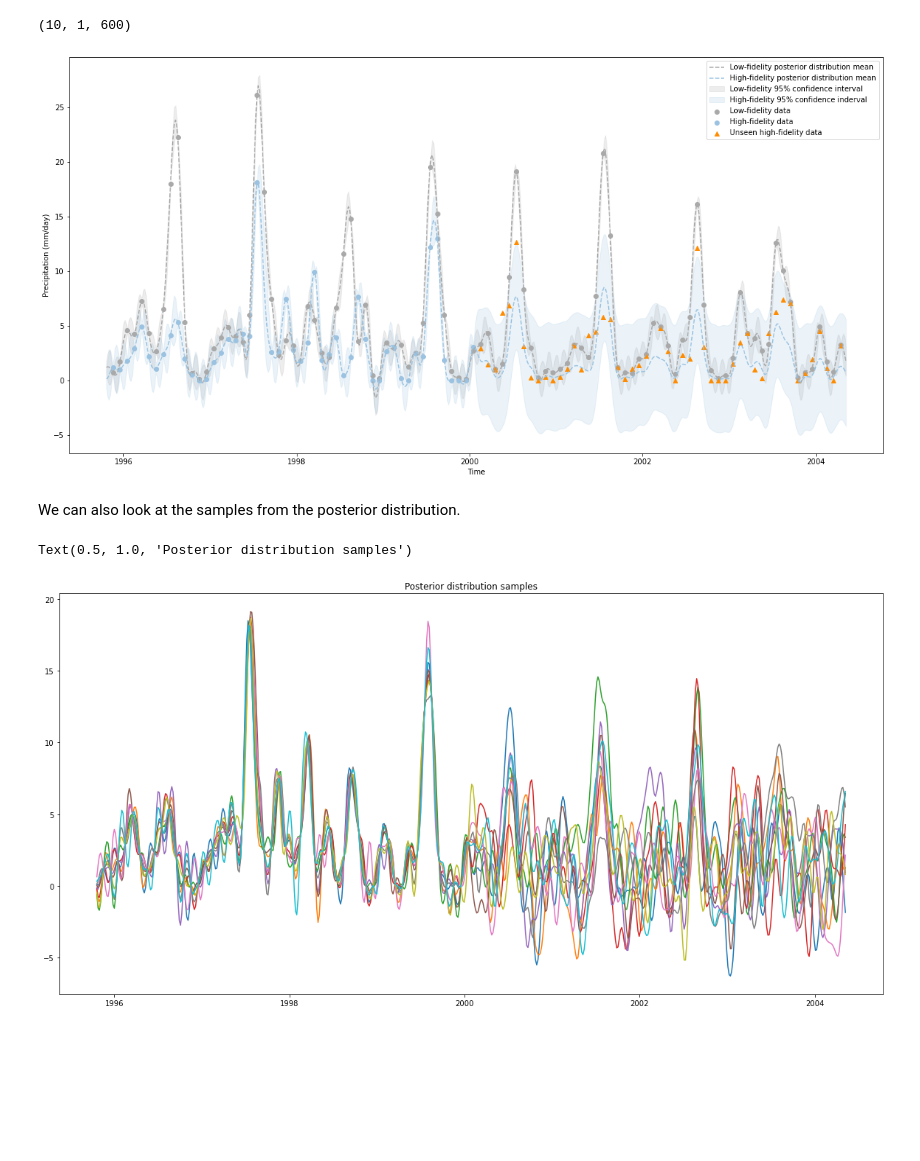
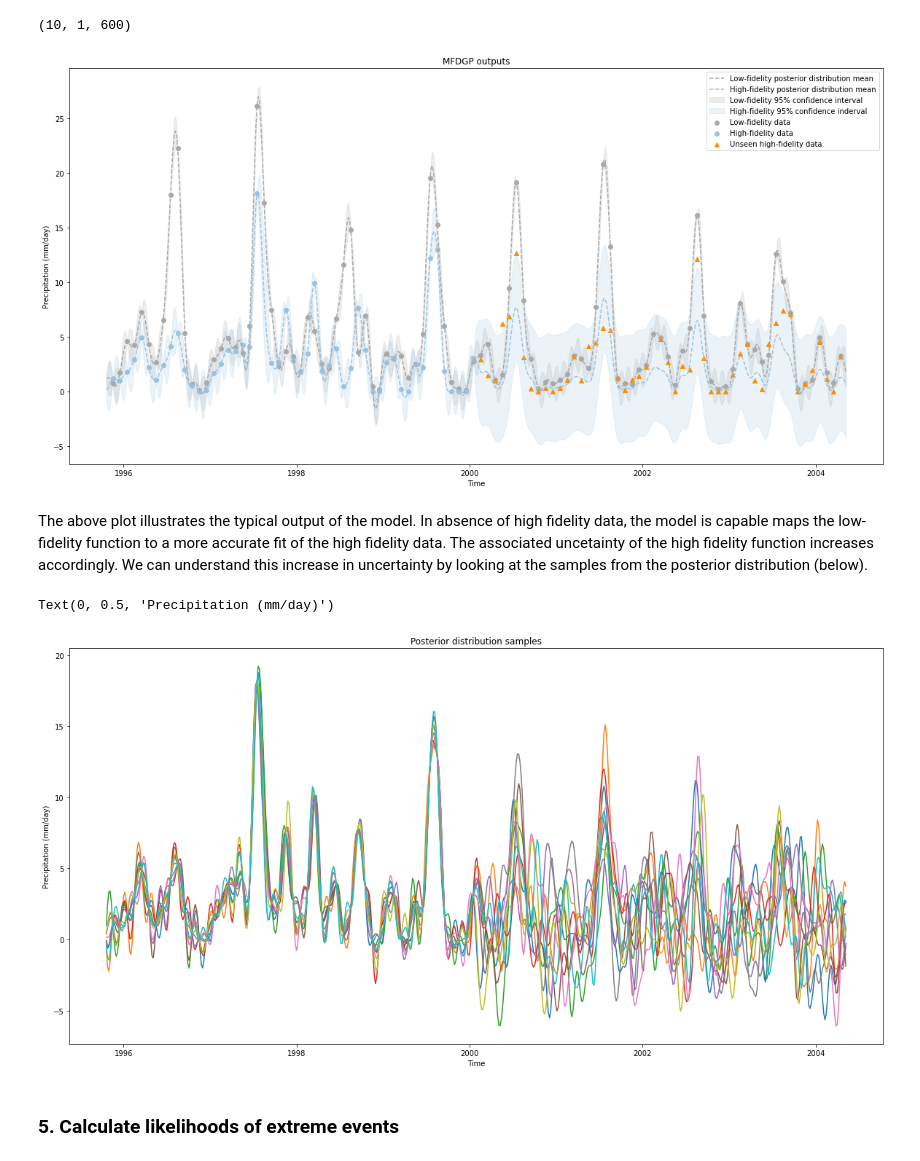
Before and after one commit to kenzaxtazi/precip-prediction, a Jupyter notebook: notebook2.ipynb, the cells around one changed output. Drawn from its saved outputs; the diff is of its cells as text; code cells hidden in the pictures; blank space fills up the shorter version.

```diff
--- a/notebook2.ipynb
+++ b/notebook2.ipynb
@@ -140,22 +140,27 @@ plt.scatter(x_val[:50],  y_val[:50], c='darkorange', marker= '^', label= 'Unseen
 
 plt.xlabel('Time')
 plt.ylabel('Precipitation (mm/day)')
+plt.title('MFDGP outputs')
 plt.legend()
 plt.show()
 # %% [output]
-[figure, old version]
+[figure, new version]
-# %% [markdown]
-We can also look at the samples from the posterior distribution.
+# %% [markdown]
+The above plot illustrates the typical output of the model. In absence of high fidelity data, the model is capable maps the low-fidelity function to a more accurate fit of the high fidelity data. The associated uncetainty of the high fidelity function increases accordingly. We can understand this increase in uncertainty by looking at the samples from the posterior distribution (below).
 # %%
 # Generate and plot model samples
 hf_samples = lin_mf_model.posterior_samples_f(X_plot_high, size=10)
 
 plt.figure(figsize=(20,10))
 for f in hf_samples.T:
     oned_x_plot = x_plot.flatten()
     oned_f = f.flatten()
     plt.plot(oned_x_plot, oned_f)
 plt.title('Posterior distribution samples')
+plt.xlabel('Time')
+plt.ylabel('Precipitation (mm/day)')
 # %% [output]
-Text(0.5, 1.0, 'Posterior distribution samples')
+Text(0, 0.5, 'Precipitation (mm/day)')
-[figure, old version]
+[figure, new version]
+# %% [markdown]
+### 5. Calculate likelihoods of extreme events
```
Also changed, not shown: parts of 1 cell of this notebook, 2 other files.
